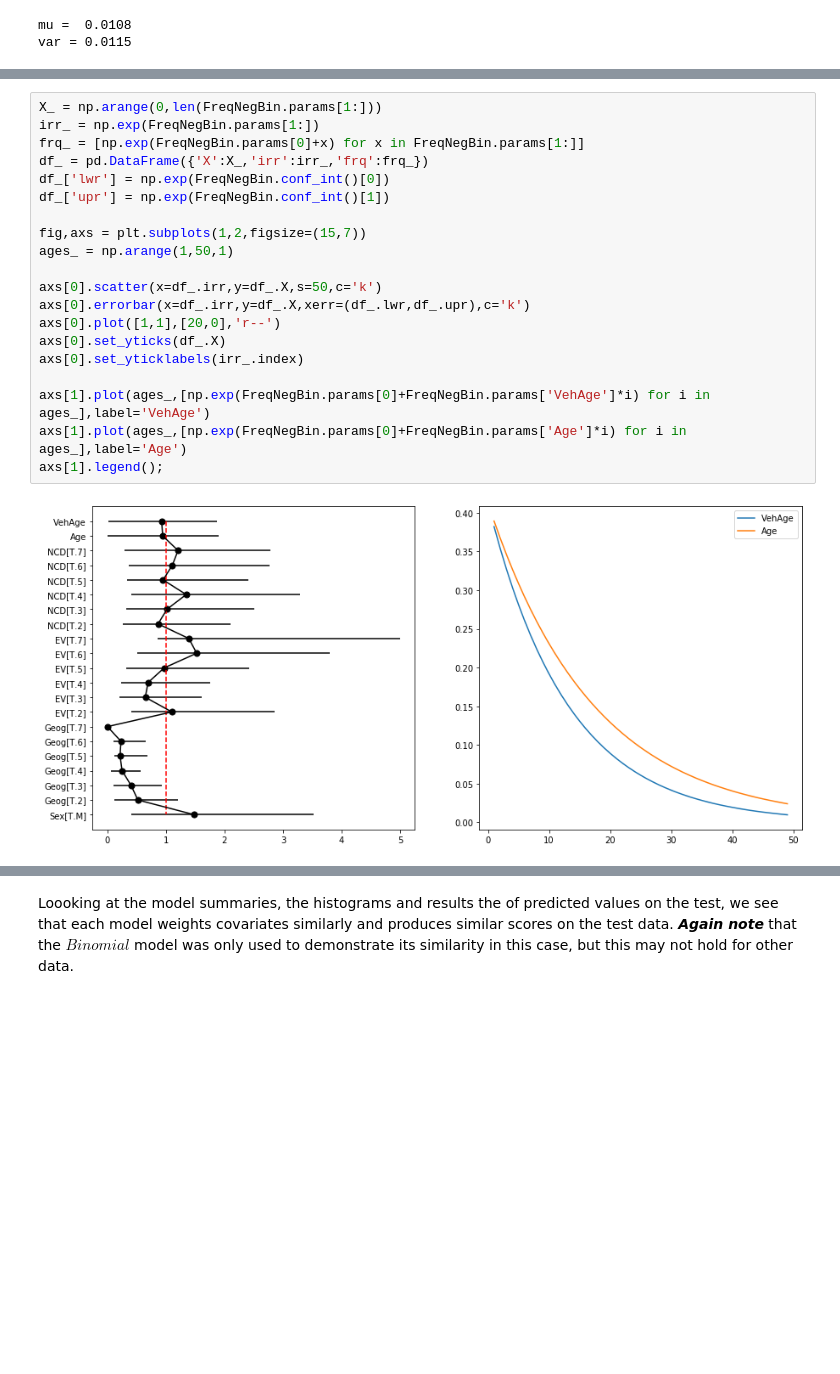
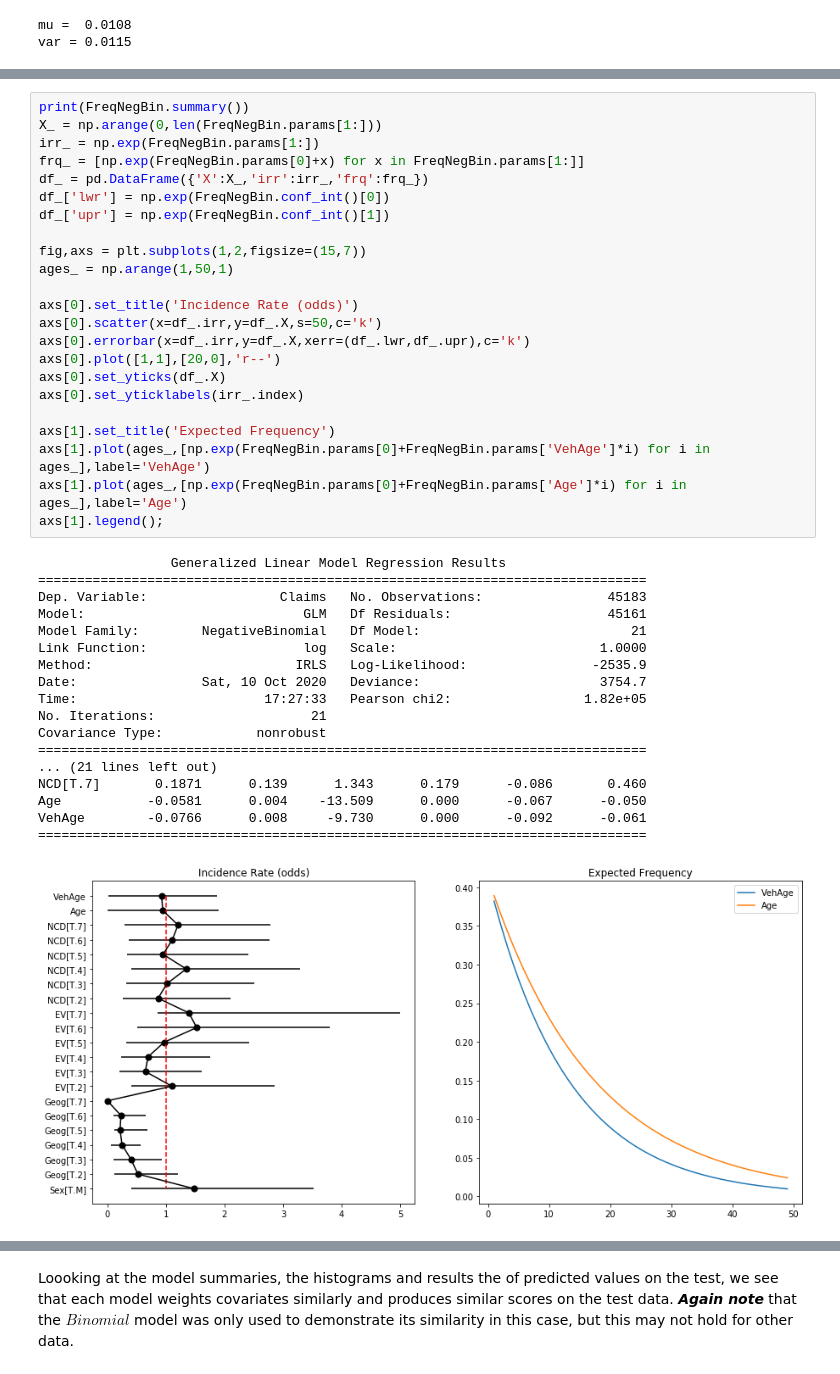
Before and after one commit to bpostance/learn_data_science, a Jupyter notebook: Risk/02-FrequencySeverity-auto.ipynb, the cells around one changed output, grey strips where cells are left out. Saved outputs shown, nothing was run; the diff lists cells and outputs as text; blank space fills up the shorter version.

Commit message:
Update: binomial notes and settings

```diff
--- a/Risk/02-FrequencySeverity-auto.ipynb
+++ b/Risk/02-FrequencySeverity-auto.ipynb
@@ -236,24 +247,44 @@ VehAge        -0.0671      0.007     -9.001      0.000      -0.082      -0.053
  - https://stats.stackexchange.com/questions/414752/how-to-interpret-incidence-rate-ratio
  - https://www.cdc.gov/csels/dsepd/ss1978/lesson3/section5.html
 # %%
+print(FreqNegBin.summary())
 X_ = np.arange(0,len(FreqNegBin.params[1:]))
 irr_ = np.exp(FreqNegBin.params[1:])
 frq_ = [np.exp(FreqNegBin.params[0]+x) for x in FreqNegBin.params[1:]]
 df_ = pd.DataFrame({'X':X_,'irr':irr_,'frq':frq_})
 df_['lwr'] = np.exp(FreqNegBin.conf_int()[0])
 df_['upr'] = np.exp(FreqNegBin.conf_int()[1])
 
 fig,axs = plt.subplots(1,2,figsize=(15,7))
 ages_ = np.arange(1,50,1)
 
+axs[0].set_title('Incidence Rate (odds)')
 axs[0].scatter(x=df_.irr,y=df_.X,s=50,c='k')
 axs[0].errorbar(x=df_.irr,y=df_.X,xerr=(df_.lwr,df_.upr),c='k')
 axs[0].plot([1,1],[20,0],'r--')
 axs[0].set_yticks(df_.X)
 axs[0].set_yticklabels(irr_.index)
 
+axs[1].set_title('Expected Frequency')
 axs[1].plot(ages_,[np.exp(FreqNegBin.params[0]+FreqNegBin.params['VehAge']*i) for i in ages_],label='VehAge')
 axs[1].plot(ages_,[np.exp(FreqNegBin.params[0]+FreqNegBin.params['Age']*i) for i in ages_],label='Age')
 axs[1].legend();
 # %% [output]
+                 Generalized Linear Model Regression Results
+==============================================================================
+Dep. Variable:                 Claims   No. Observations:                45183
+Model:                            GLM   Df Residuals:                    45161
+Model Family:        NegativeBinomial   Df Model:                           21
+Link Function:                    log   Scale:                          1.0000
+Method:                          IRLS   Log-Likelihood:                -2535.9
+Date:                Sat, 10 Oct 2020   Deviance:                       3754.7
+Time:                        17:27:33   Pearson chi2:                 1.82e+05
+No. Iterations:                    21
+Covariance Type:            nonrobust
+==============================================================================
+... (21 lines left out)
+NCD[T.7]       0.1871      0.139      1.343      0.179      -0.086       0.460
+Age           -0.0581      0.004    -13.509      0.000      -0.067      -0.050
+VehAge        -0.0766      0.008     -9.730      0.000      -0.092      -0.061
+==============================================================================
-[figure, old version]
+[figure, new version]
```
Also changed, not shown: parts of 39 cells of this notebook.
